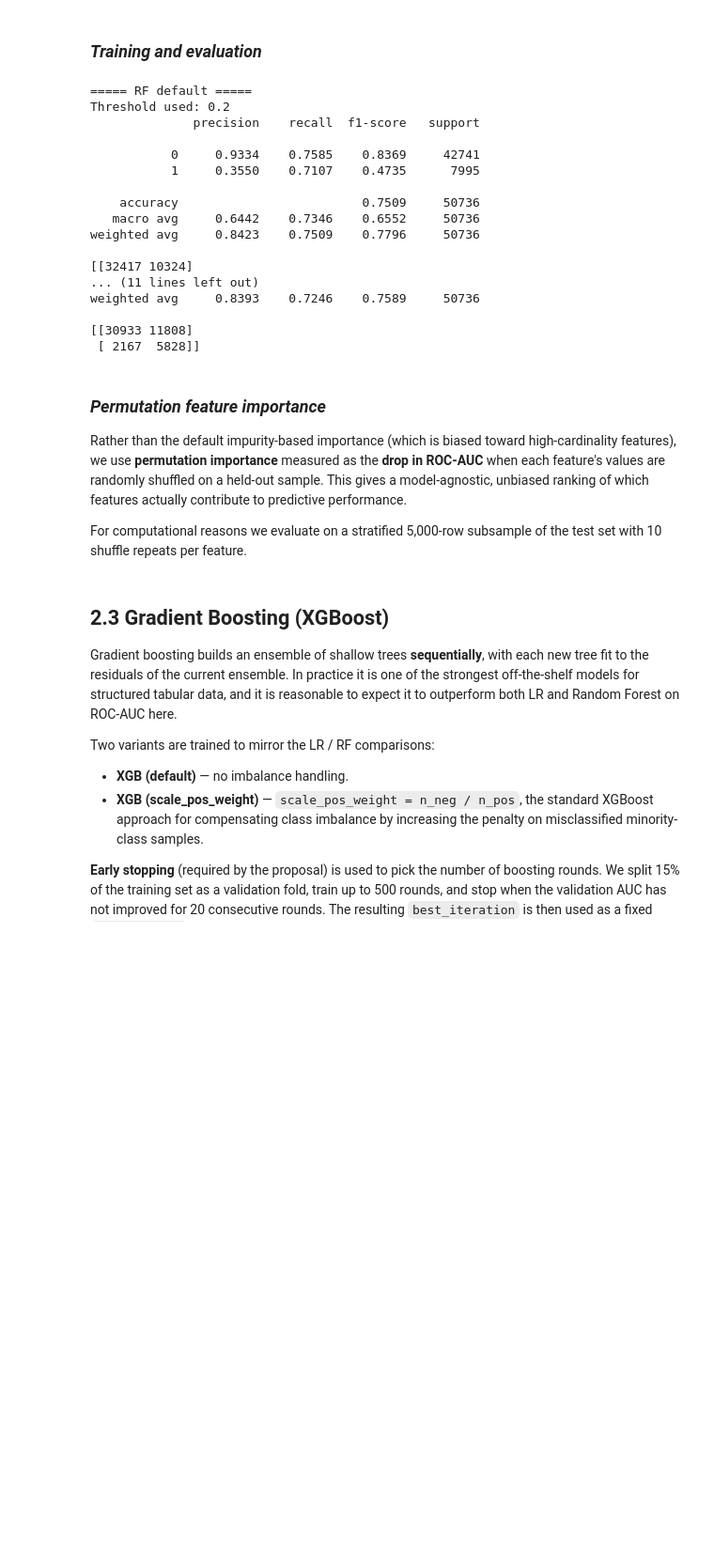
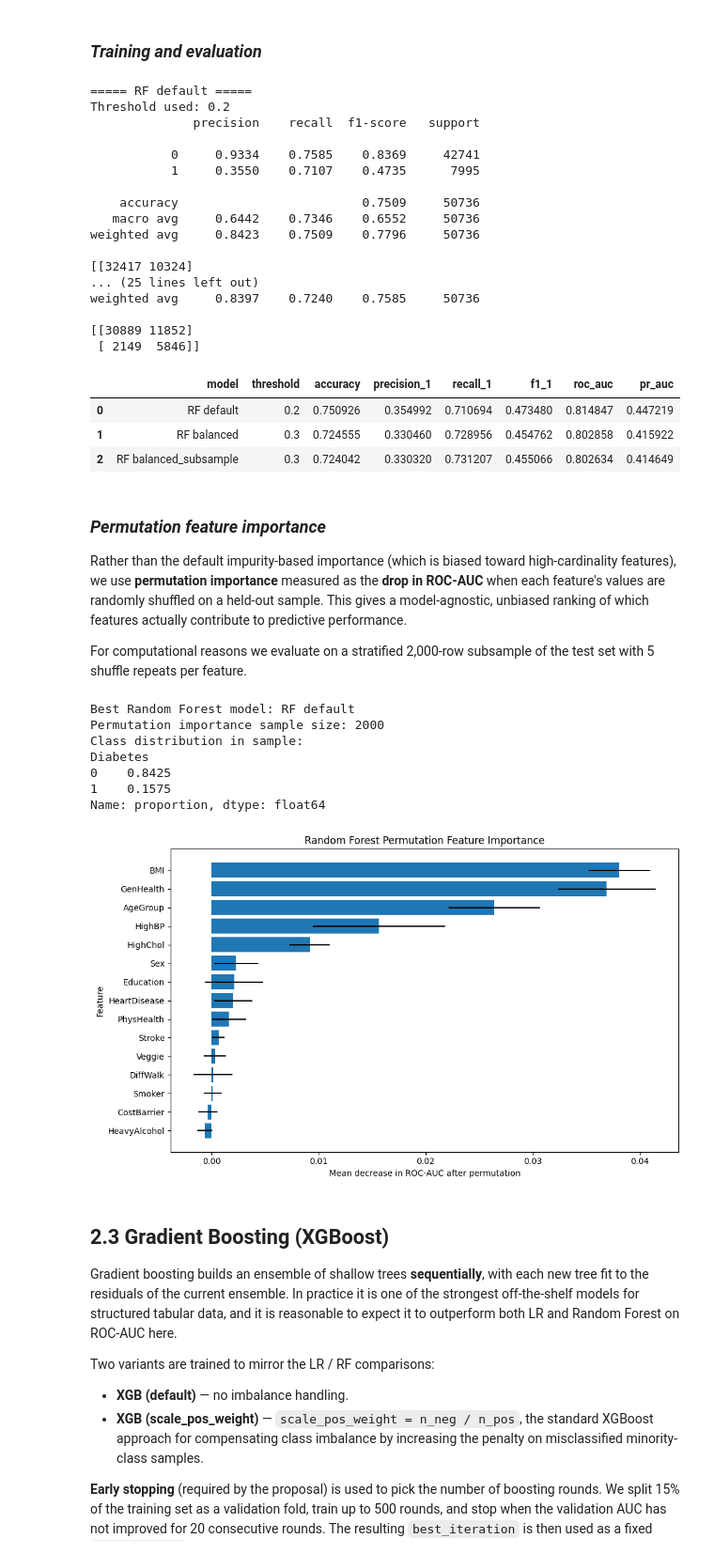
Before and after one commit to LixiJiang/CIS5450Final, a Jupyter notebook: CIS5450_Final_Project.ipynb, the cells around one changed output. Shown at 94% size. Drawn from its saved outputs; the diff is of its cells as text; code cells hidden in the pictures; blank space fills up the shorter version.

```diff
--- a/CIS5450_Final_Project.ipynb
+++ b/CIS5450_Final_Project.ipynb
@@ -808,8 +809,8 @@ model_thresholds = {
     "RF balanced": 0.3,
     "RF balanced_subsample": 0.3,
 
-    "XGB default": 0.5,
-    "XGB scale_pos_weight": 0.4
+    "XGB default": 0.3,
+    "XGB scale_pos_weight": 0.6
 }
 # %% [markdown]
 ### *Step 2 — Feature matrix X and target y*
@@ -1040,17 +1063,21 @@ Threshold used: 0.2
 weighted avg     0.8423    0.7509    0.7796     50736
 
 [[32417 10324]
-... (11 lines left out)
-weighted avg     0.8393    0.7246    0.7589     50736
+... (25 lines left out)
+weighted avg     0.8397    0.7240    0.7585     50736
 
-[[30933 11808]
- [ 2167  5828]]
+[[30889 11852]
+ [ 2149  5846]]
+|  | model | threshold | accuracy | precision_1 | recall_1 | f1_1 | roc_auc | pr_auc |
+| 0 | RF default | 0.2 | 0.750926 | 0.354992 | 0.710694 | 0.473480 | 0.814847 | 0.447219 |
+| 1 | RF balanced | 0.3 | 0.724555 | 0.330460 | 0.728956 | 0.454762 | 0.802858 | 0.415922 |
+| 2 | RF balanced_subsample | 0.3 | 0.724042 | 0.330320 | 0.731207 | 0.455066 | 0.802634 | 0.414649 |
 # %% [markdown]
 ### *Permutation feature importance*
 
 Rather than the default impurity-based importance (which is biased toward high-cardinality features), we use **permutation importance** measured as the **drop in ROC-AUC** when each feature's values are randomly shuffled on a held-out sample. This gives a model-agnostic, unbiased ranking of which features actually contribute to predictive performance.
 
-For computational reasons we evaluate on a stratified 5,000-row subsample of the test set with 10 shuffle repeats per feature.
+For computational reasons we evaluate on a stratified 2,000-row subsample of the test set with 5 shuffle repeats per feature.
 # %%
 # ---------------------------------------------------------
 # Permutation Feature Importance for Random Forest
@@ -1073,9 +1100,9 @@ print("Best Random Forest model:", best_rf_name)
 # Refit the selected Random Forest model on the full training set
 best_rf_model.fit(X_train, y_train)
 
-# Create a stratified 5,000-row subsample from the test set
+# Create a stratified 2,000-row subsample from the test set
 # This keeps the class distribution similar to the original test set
-sample_size = min(5000, len(X_test))
+sample_size = min(2000, len(X_test))
 
 X_test_sample, _, y_test_sample, _ = train_test_split(
     X_test,
@@ -1096,42 +1123,51 @@ perm_result = permutation_importance(
     X_test_sample,
     y_test_sample,
     scoring="roc_auc",
-    n_repeats=10,
+    n_repeats=5,
     random_state=RANDOM_STATE,
-    n_jobs=-1
+    n_jobs=1
 )
 
 # Create importance table
 rf_perm_importance = pd.DataFrame({
     "feature": X_test.columns,
     "importance_mean": perm_result.importances_mean,
     "importance_std": perm_result.importances_std
 })
 
 rf_perm_importance = rf_perm_importance.sort_values(
     by="importance_mean",
     ascending=False
 ).reset_index(drop=True)
 
 rf_perm_importance.head(15)
 
 # Plot top 15 permutation feature importances
 
 top_n = 15
 
 plt.figure(figsize=(10, 6))
 
 plt.barh(
     rf_perm_importance.head(top_n)["feature"][::-1],
     rf_perm_importance.head(top_n)["importance_mean"][::-1],
     xerr=rf_perm_importance.head(top_n)["importance_std"][::-1]
 )
 
 plt.xlabel("Mean decrease in ROC-AUC after permutation")
 plt.ylabel("Feature")
 plt.title("Random Forest Permutation Feature Importance")
 plt.tight_layout()
 plt.show()
+# %% [output]
+Best Random Forest model: RF default
+Permutation importance sample size: 2000
+Class distribution in sample:
+Diabetes
+0    0.8425
+1    0.1575
+Name: proportion, dtype: float64
+[figure, added]
 # %% [markdown]
 ## **2.3 Gradient Boosting (XGBoost)**
 
```
Also changed, not shown: parts of 5 cells of this notebook.
